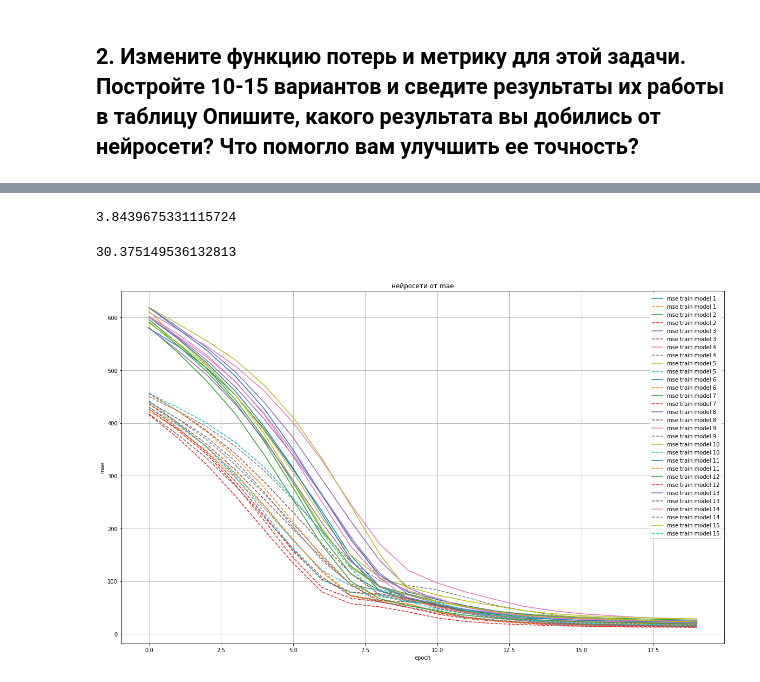
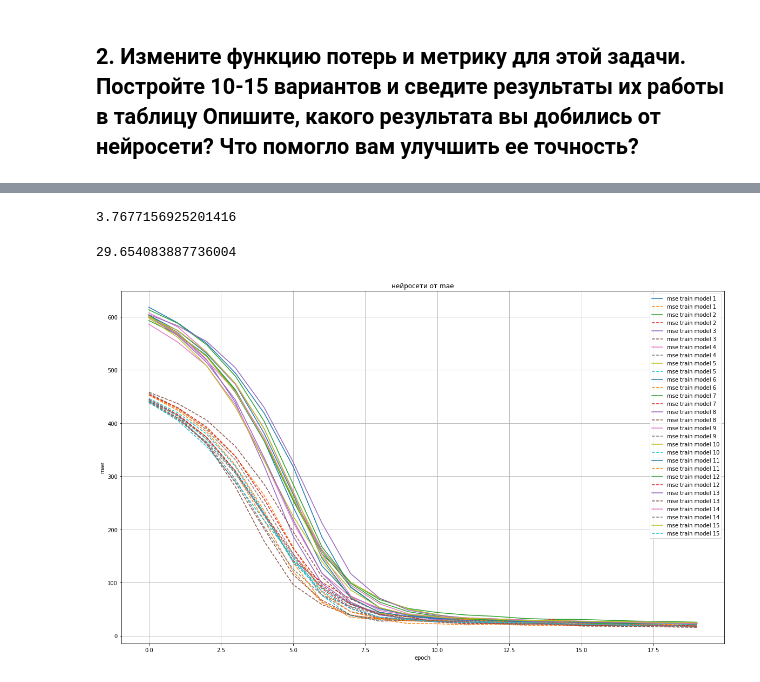
Before and after one commit to myselfadmirer/Neural_networks, a Jupyter notebook: lesson3/lesson3.ipynb, the cells around one changed output, grey strips where cells are left out. Saved outputs shown, nothing was run; the diff lists cells and outputs as text; code cells hidden in the pictures.

```diff
--- a/lesson3/lesson3.ipynb
+++ b/lesson3/lesson3.ipynb
@@ -608,5 +609,5 @@ pd.DataFrame(test_results, columns=['model', 'mae', 'mse'])
 # %%
-neuron_numb = 50
+neuron_numb = 75
 
 test_results = []
 
@@ -616,13 +617,13 @@ for i in range(15):
     name=f'model № {i+1}'
     model = Sequential([
       normalizer,
-      layers.Dense(neuron_numb, activation='relu'),
-      layers.Dense(neuron_numb, activation='relu'),
+      layers.Dense(neuron_numb, activation='elu'),
+      layers.Dense(neuron_numb, activation='elu'),
       layers.Dense(1, activation='linear')
     ])
 
     model.compile(
-        optimizer='adam',
+        optimizer='nadam',
         loss='mse',
         metrics=['mean_absolute_error'])
 
@@ -651,13 +670,13 @@ results = pd.DataFrame(test_results, columns=['model', 'mae', 'mse'])
 # %%
 results['mae'].mean()
 # %% [output]
-3.8439675331115724
+3.7677156925201416
 # %%
 results['mse'].mean()
 # %% [output]
-30.375149536132813
+29.654083887736004
 # %%
-neuron_numb = 50
+neuron_numb = 75
 
 test_results = []
 
@@ -666,36 +685,36 @@ plt.figure(figsize=(20,12))
 for i in range(15):
     name=f'model № {i+1}'
     model = Sequential([
       normalizer,
-      layers.Dense(neuron_numb, activation='relu'),
-      layers.Dense(neuron_numb, activation='relu'),
+      layers.Dense(neuron_numb, activation='elu'),
+      layers.Dense(neuron_numb, activation='elu'),
       layers.Dense(1, activation='linear')
     ])
 
     model.compile(
-        optimizer='adam',
+        optimizer='nadam',
         loss='mean_absolute_error',
         metrics=['mse'])
 
     model_history = model.fit(
     train_features, train_labels,
     validation_split=0.2,
     verbose=0, epochs=20)
 #     print(model_history.history)
 
     plt.plot(model_history.history['mse'], '-', label = f'mse train model {i+1}')
     plt.plot(model_history.history['val_mse'], '--', label = f'mse train model {i+1}')
 
     mae, mse = model.evaluate(test_features, test_labels, verbose=0)
     test_results.append([name, mae, mse])
 
 plt.legend()
 plt.grid('On')
 plt.title('нейросети от mae')
 plt.xlabel('epoch')
 plt.ylabel('mae')
 plt.show()
 # %% [output]
-[figure, old version]
+[figure, new version]
 # %%
 results1 = pd.DataFrame(test_results, columns=['model', 'mae', 'mse'])
```
Also changed, not shown: parts of 30 cells of this notebook.
